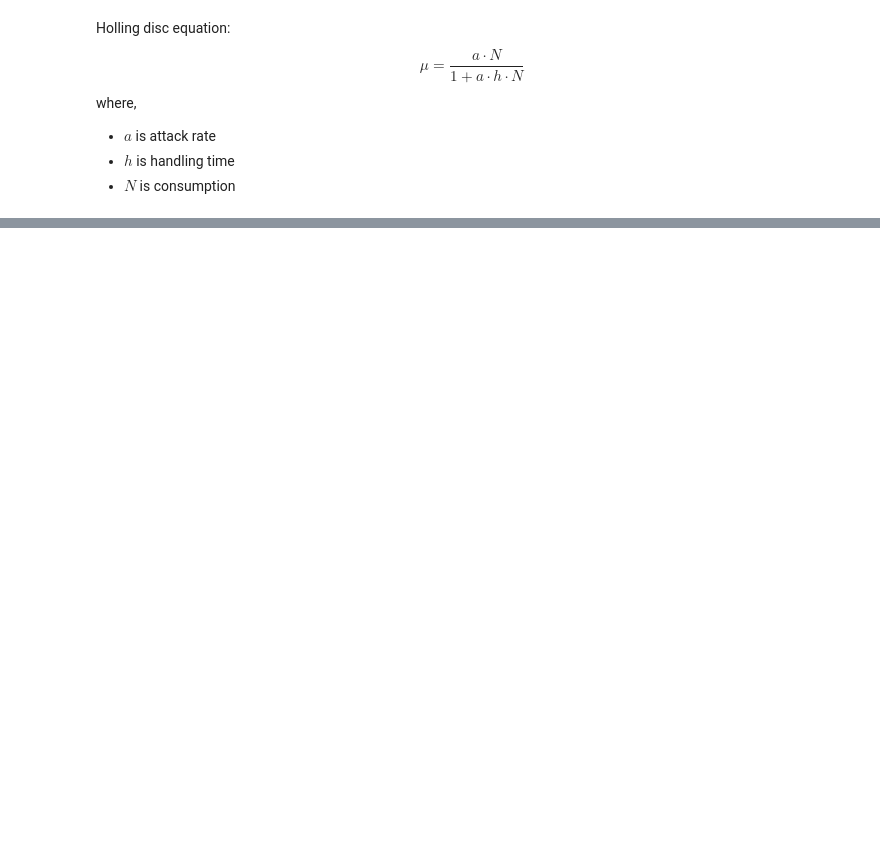
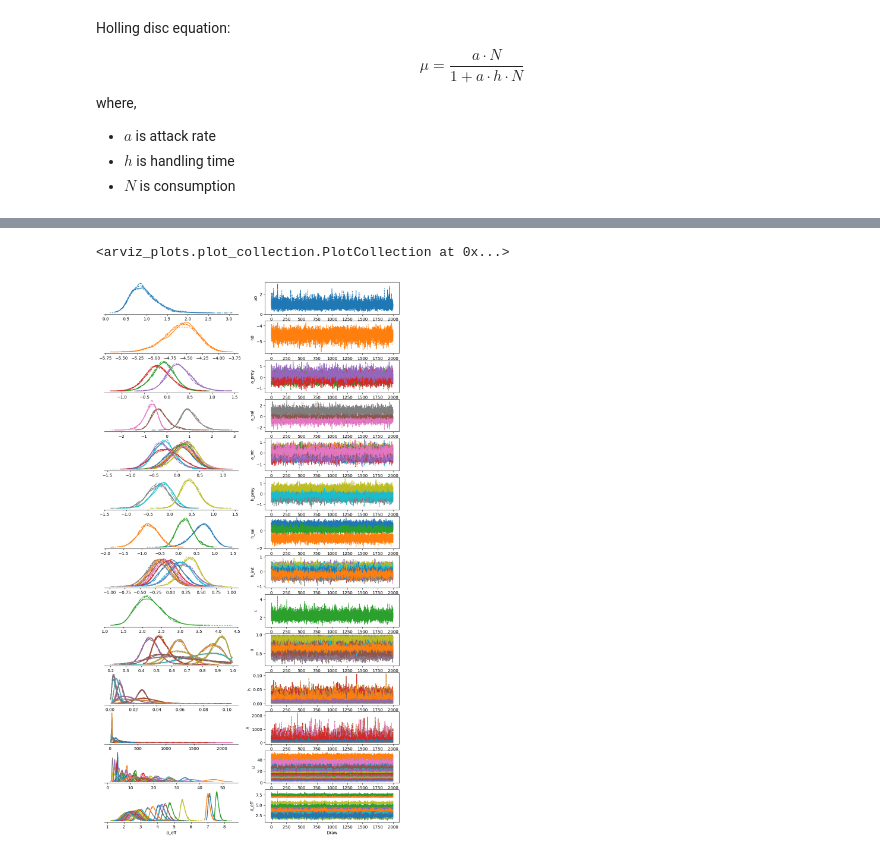
Before and after one commit to erdemkarakoylu/nandini_et_al, a Jupyter notebook: notebooks/01_modeling.ipynb, the cells around one changed output, grey strips where cells are left out. Drawn from its saved outputs; the diff is of its cells as text; code cells hidden in the pictures; blank space fills up the shorter version.

```diff
--- a/notebooks/01_modeling.ipynb
+++ b/notebooks/01_modeling.ipynb
@@ -101,26 +308,29 @@ with pm.Model(coords=coords) as fr_model:
     # structure as the attack rate, because the DAG routes BOTH parameters
     # through the same prey/predator osmotic states: whatever lets salinity and
     # prey-identity (and their interaction) move a, moves h too.
-    # Priors are background-only and DELIBERATELY TIGHTER than a's.
-    # Rationale is:
+    # Priors are background-only and DELIBERATELY TIGHTER than a's.  Rationale is:
     #(i) this is a euryhaline species whose tested 10-30 g/L sits inside its
     # 5-40 tolerance, so handling shifts are expected to be modest;
     # (ii) the asymptote (1/h) is structurally weakly identified by
     # sub-saturating curves, so we lean on background and will let psense
     # report which h-effects are prior-driven rather than data-driven.
     h0 = pm.Normal('h0', np.log(1/40), 0.75) # grand-mean log handling time
-    hp_prey = pm.ZeroSumNormal('hp_prey', sigma=0.5, dims='prey')
-    hp_sal = pm.ZeroSumNormal('hp_sal', sigma=0.5, dims='salinity')
-    hp_ax = pm.ZeroSumNormal(
-        'hp_ax', sigma=0.3, dims=('prey', 'salinity'), n_zerosum_axes=2)
+    h_prey = pm.ZeroSumNormal('h_prey', sigma=0.5, dims='prey')
+    h_sal = pm.ZeroSumNormal('h_sal', sigma=0.5, dims='salinity')
+    h_int = pm.ZeroSumNormal(
+        'h_int', sigma=0.3, dims=('prey', 'salinity'), n_zerosum_axes=2)
     h = pm.Deterministic(
-        'h', pt.exp(h0 + hp_prey[pix] + hp_sal[six] + hp_ax[pix, six]),
+        'h', pt.exp(h0 + h_prey[pix] + h_sal[six] + h_int[pix, six]),
         dims='obs'
         )
     pm.Deterministic('A', 1.0/h, dims='obs') # asymptote, per cell.
 
     # --- Holling type II disc equation, native (attack rate, handling time) form ---
-    # μ = a * N0 / (1+ a * h * N0)
+    μ = pm.Deterministic('μ', α * N0_ / (1+ α * h * N0_), dims='obs')
+    τ = pm.Gamma("τ", alpha=2.0, beta=1.0)
+    σ_eff = pm.Deterministic('σ_eff', pt.sqrt(τ**2 + se_**2), dims='obs')
+
+    pm.Gamma('likelihood', mu=μ, sigma=σ_eff, observed=ybar_, dims='obs')
 # %%
 fr_model.to_graphviz()
 # %% [output]
@@ -127,0 +346,3 @@ fr_model.to_graphviz()
+# %%
+with fr_model:
+    idata = pm.sample_prior_predictive()
@@ -127,0 +420,3 @@ fr_model.to_graphviz()
+# %%
+with fr_model:
+    idata = pm.sample(draws=2000)
@@ -127,0 +430,5 @@ fr_model.to_graphviz()
+# %%
+azp.plot_trace_dist(idata)
+# %% [output]
+<arviz_plots.plot_collection.PlotCollection at 0x...>
+[figure, added]
```
Also changed, not shown: parts of 30 cells of this notebook, 8 other files.
